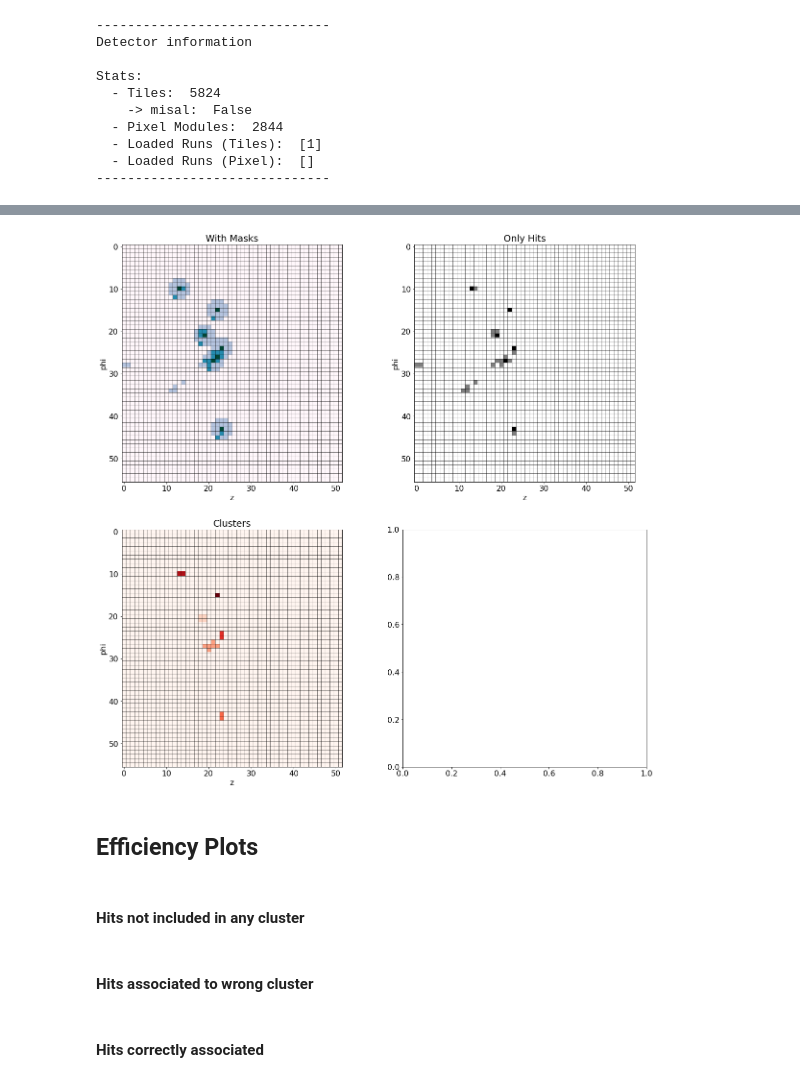
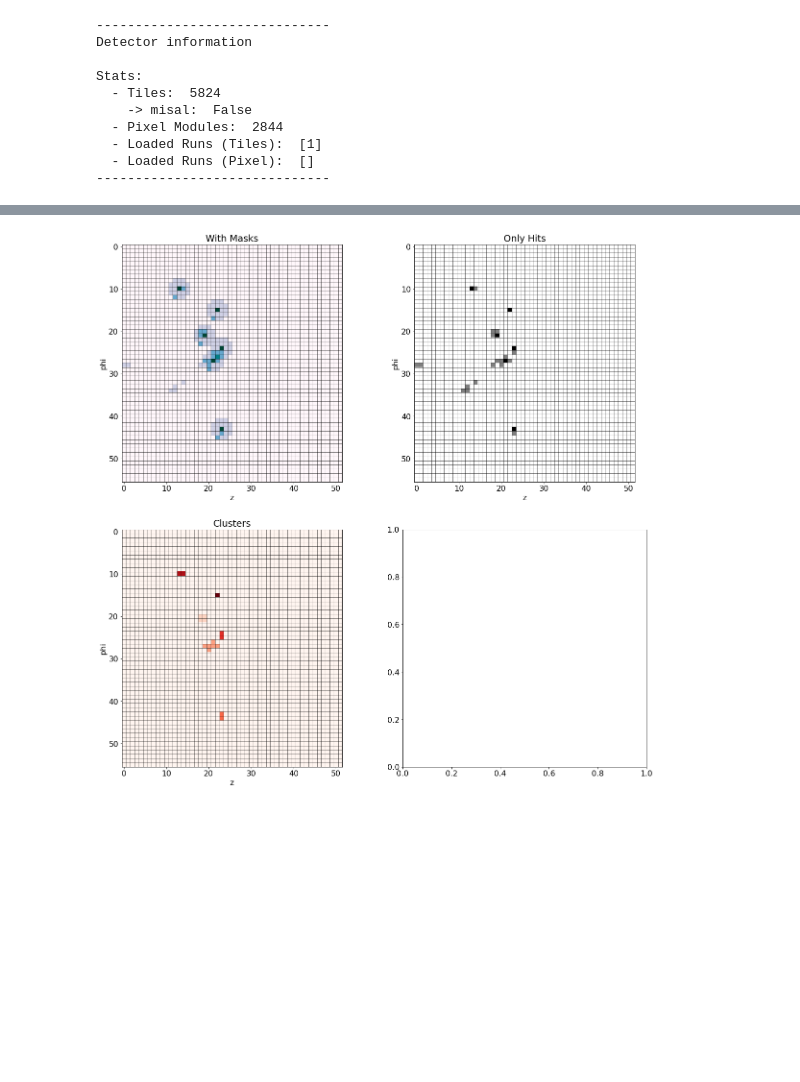
Before and after one commit to maximilianKoeper/melp, a Jupyter notebook: comparison_clustering.ipynb, the cells around one changed output, grey strips where cells are left out. Cells and saved outputs as stored; diff of their text form; code cells hidden in the pictures; blank space fills up the shorter version.

```diff
--- a/comparison_clustering.ipynb
+++ b/comparison_clustering.ipynb
@@ -26,23 +34,22 @@ filename_sorted = "./testdata/sorted/sorted1.root"
 # %%
-file_rec = ROOT.TFile(filename_trirec)
-ttree_trirec = file_rec.Get("frames")
-ttree_trirec_mc = file_rec.Get("frames_mc")
-
 frame = 1
 ttree_trirec.GetEntry(frame)
 ttree_trirec_mc.GetEntry(frame)
+
+ttree_mu3e.GetEntry(frame)
+ttree_mu3e_mc.GetEntry(frame)
 
 tid_rec = ttree_trirec.mc_tid
 tid_rec_mc = ttree_trirec_mc.mc_tid
 
 tid_counter = 0
 for i in tid_rec_mc:
-    if i in get_tid_frame(filename_sorted,1).values():
+    if i in get_tid_frame(ttree_mu3e, ttree_mu3e_mc).values():
         tid_counter += 1
     else:
         continue
 
-print(tid_counter/(len(get_tid_frame(filename_sorted,1))/100), "%")
+print(tid_counter/(len(get_tid_frame(ttree_mu3e, ttree_mu3e_mc))/100), "%")
 print(len(tid_rec_mc)/(len(tid_rec)/100), "%")
 # %% [output]
 10.526315789473685 %
@@ -62,11 +68,6 @@ print(tid_rec)
 # %% [markdown]
 #### Whole frame as cluster
 # %%
-"""
-file = ROOT.TFile(filename_sorted)
-ttree_mu3e = file.Get("mu3e")
-ttree_mu3e_mc = file.Get("mu3e_mchits")
-
 eff_counter = 0
 tot_hit_counter = 0
 wrong_counter = 0
@@ -76,12 +77,13 @@ tot_hit_counter_arr = []
 wrong_counter_arr = []
 
 for frame in range(ttree_mu3e.GetEntries()):
+    ttree_mu3e.GetEntry(frame)
     tmp_eff_counter = 0
     tmp_tot_hit_counter = 0
     tmp_wrong_counter = 0
 
-    primaries = get_mc_primary_for_hit_frame(filename_sorted,frame)
-    cluster = frame_as_cluster(filename_sorted,frame)
+    primaries = get_mc_primary_for_hit_frame(ttree_mu3e)
+    cluster = frame_as_cluster(ttree_mu3e)
     tot_hit_counter += len(cluster)
     tmp_tot_hit_counter += len(cluster)
     for key in cluster.keys():
@@ -102,5 +104,4 @@ print("Average number of hits per frame: ", tot_hit_counter/ttree_mu3e.GetEntrie
 print("Correctly identified: ", eff_counter/(tot_hit_counter/100), "%")
 print("Incorrectly identified (not an actual part of cluster): ", wrong_counter/(tot_hit_counter/100), "%")
 print("Not identified (actual part of cluster that hasn't been identified): ", 0, "%")
-"""
 # %% [output]
@@ -163,10 +167,11 @@ Stats:
 # %%
 #select frame to analyze
 frame_used = 1
+ttree_mu3e.GetEntry(frame_used)
 
 #build masks (and deconstruct them into arrays)
 #masks = sclump.build_mask_detector_class(filename_sorted, frame_used, mu3e_detector, mask_type = "big")
-masks = sclump.build_mask_around_cluster_primary(filename_sorted, frame_used, mu3e_detector, mask_type = "big")
+masks = sclump.build_mask_around_cluster_primary(ttree_mu3e, ttree_mu3e_mc, mu3e_detector, mask_type = "big")
 
 keys = []
 values = []
@@ -174,6 +179,6 @@ for key in masks.keys():
     keys.append(key)
     values.append(masks[key])
 
-mu3e_detector.TileDetector.tile[keys[0]].id
-mu3e_detector.TileDetector.tile[keys[0]].hits
+#mu3e_detector.TileDetector.tile[keys[0]].id
+#mu3e_detector.TileDetector.tile[keys[0]].hits
 #print(values[0])
@@ -212,12 +212,12 @@ if all_hits == True:
                 y = tile.column()
                 grid[x][y] += 1
 
-        #add centre a second time
+        #add centre a second and third time
         if keys[i] < 300000:
             tile = mu3e_detector.TileDetector.tile[keys[i]]
             x = tile.row()
             y = tile.column()
-            grid[x][y] += 1
+            grid[x][y] += 2
 
 if all_hits == False:
     for mask_tile in values[single_hit]:
@@ -227,12 +227,12 @@ if all_hits == False:
             y = tile.column()
             grid[x][y] += 1
 
-    #add centre a second time
+    #add centre a second and third time
     if keys[single_hit] < 300000:
         tile = mu3e_detector.TileDetector.tile[keys[single_hit]]
         x = tile.row()
         y = tile.column()
-        grid[x][y] += 1
+        grid[x][y] += 2
 
 fig, ax = plt.subplots(2,2, figsize=(20,20))
 #heatplot_mask = ax.imshow(mask_grid.T, cmap='binary')
@@ -257,7 +257,7 @@ for tile_id in mu3e_detector.TileDetector.tile:
                 ref_grid[x][y] += 1
 
 #plot primary hits into reference plot(truth)
-cluster_primary = get_cluster_primary_truth_frame(filename_sorted, frame_used)
+cluster_primary = get_cluster_primary_truth_frame(ttree_mu3e, ttree_mu3e_mc)
 
 for i in range(len(cluster_primary)):
     primary = mu3e_detector.TileDetector.tile[cluster_primary[i]]
@@ -278,7 +278,7 @@ ax[0,1].set_ylabel("phi")
 
 #plot clusters
 cluster_grid = np.zeros((52,56))
-clusters = sclump.build_clusters_in_masks(filename_sorted, frame_used, mu3e_detector, mask_type = "big")
+clusters = sclump.build_clusters_in_masks(ttree_mu3e, ttree_mu3e_mc, mu3e_detector, mask_type = "big")
 cluster_primaries = []
 whole_clusters = []
 for key in clusters.keys():
@@ -286,33 +286,31 @@ for key in clusters.keys():
     whole_clusters.append(clusters[key])
 
 color_clusters = 1
 for i in range(len(clusters)):
     color_clusters += 1
     for cluster_tile in whole_clusters[i]:
         tile = mu3e_detector.TileDetector.tile[cluster_tile]
         if cluster_tile < 300000:
             x = tile.row()
             y = tile.column()
             cluster_grid[x][y] += i+1
 
     #add centre
     if cluster_primaries[i] < 300000:
         tile = mu3e_detector.TileDetector.tile[cluster_primaries[i]]
         x = tile.row()
         y = tile.column()
         cluster_grid[x][y] += i+1
 
 
 heatplot = ax[1,0].imshow(cluster_grid.T, cmap='Reds')
 #ax.grid(which='minor', color='b', linestyle='-', linewidth=1)
 ax[1,0].hlines(y=np.arange(0, 56)+0.5, xmin=-0.5, xmax=51.5, color="black", linewidth = 0.5)
 ax[1,0].vlines(x=np.arange(0, 52)+0.5, ymin=-0.5, ymax=55.5, color="black", linewidth = 0.5)
 ax[1,0].set_title("Clusters")
 ax[1,0].set_xlabel("z")
 ax[1,0].set_ylabel("phi")
 #plt.savefig("hitmap.png")
 plt.show()
 # %% [output]
-[figure, old version]
+[figure, new version]
-# %% [markdown]
-## Efficiency Plots
@@ -322,6 +316,0 @@ ttree_mu3e = file.Get("mu3e")
-# %% [markdown]
-#### Hits not included in any cluster
-# %% [markdown]
-#### Hits associated to wrong cluster
-# %% [markdown]
-#### Hits correctly associated
```
Also changed, not shown: parts of 19 cells of this notebook, 4 other files.
